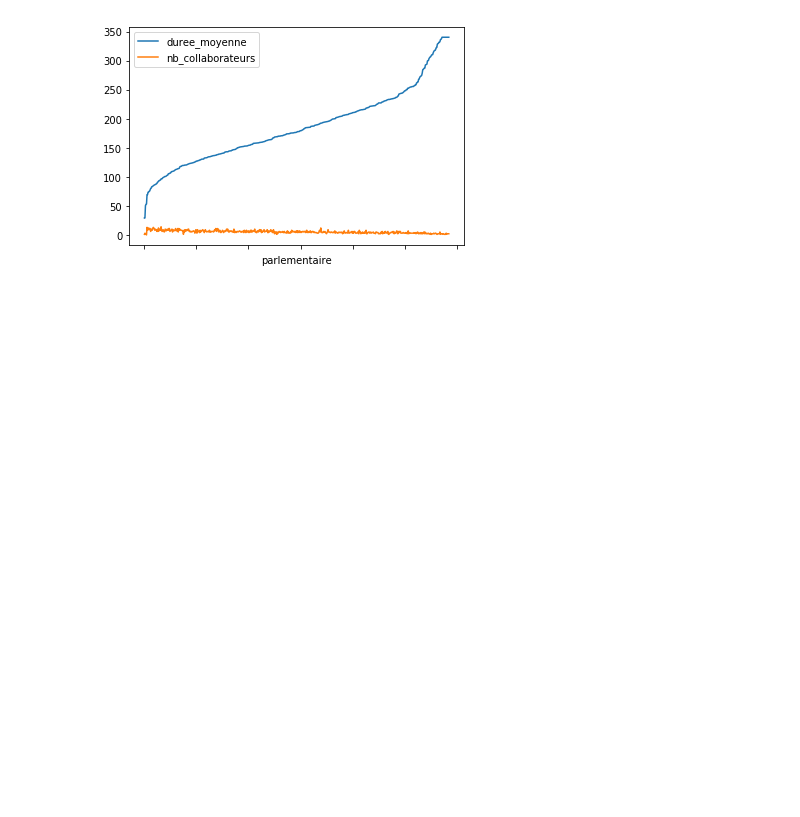
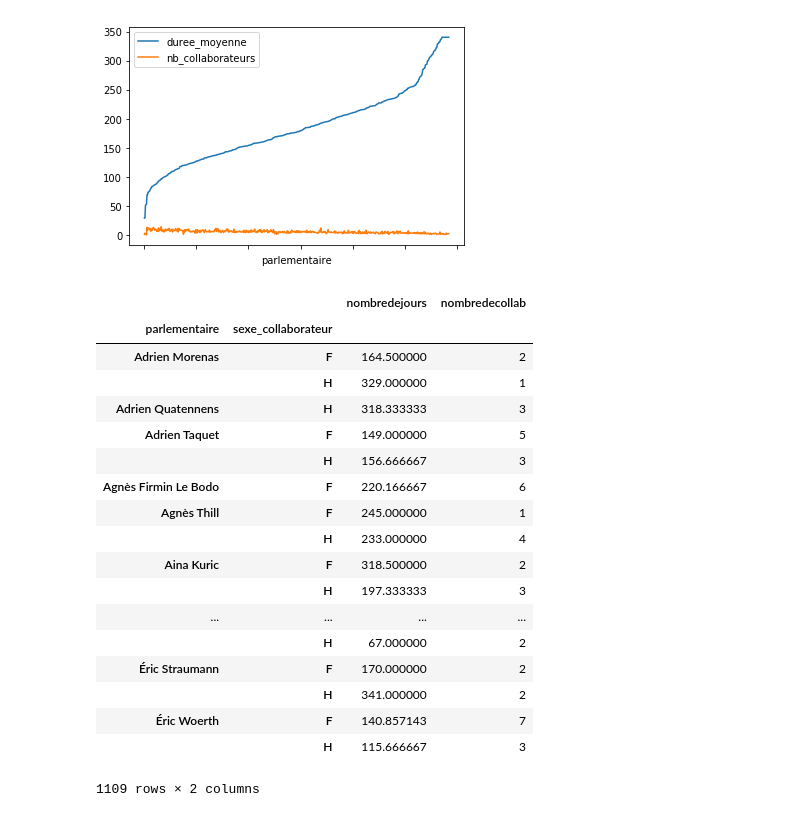
Before and after one commit to regardscitoyens/Collaborateurs-Parlement, a Jupyter notebook: exploitations/turnover.ipynb, the cells around one changed output. Cells and saved outputs as stored; diff of their text form; code cells hidden in the pictures; blank space fills up the shorter version.

Commit message:
Adds statistics on collaborator sex

```diff
--- a/exploitations/turnover.ipynb
+++ b/exploitations/turnover.ipynb
@@ -61,3 +61,31 @@ duree_moy_collaborateurs.merge(nb_collaborateurs, on="parlementaire").sort_value
 # %% [output]
 <matplotlib.axes._subplots.AxesSubplot at 0x...>
 [figure]
+# %%
+duree_moy_sexe = csv.groupby(["parlementaire", "sexe_collaborateur"])[['nombredejours', 'sexe_collaborateur']].mean()
+# %%
+nb_collab_sexe = csv.groupby(["parlementaire", "sexe_collaborateur"])[['nombredejours', 'sexe_collaborateur']].size().to_frame("nombredecollab")
+# %%
+duree_moy_sexe["nombredecollab"] = nb_collab_sexe["nombredecollab"]
+# %%
+duree_moy_sexe
+# %% [output]
+|  |  | nombredejours | nombredecollab |
+| parlementaire | sexe_collaborateur |  |  |
+| Adrien Morenas | F | 164.500000 | 2 |
+|  | H | 329.000000 | 1 |
+| Adrien Quatennens | H | 318.333333 | 3 |
+| Adrien Taquet | F | 149.000000 | 5 |
+|  | H | 156.666667 | 3 |
+| Agnès Firmin Le Bodo | F | 220.166667 | 6 |
+| Agnès Thill | F | 245.000000 | 1 |
+|  | H | 233.000000 | 4 |
+| Aina Kuric | F | 318.500000 | 2 |
+|  | H | 197.333333 | 3 |
+| ... | ... | ... | ... |
+|  | H | 67.000000 | 2 |
+| Éric Straumann | F | 170.000000 | 2 |
+|  | H | 341.000000 | 2 |
+| Éric Woerth | F | 140.857143 | 7 |
+|  | H | 115.666667 | 3 |
+1109 rows × 2 columns
```
